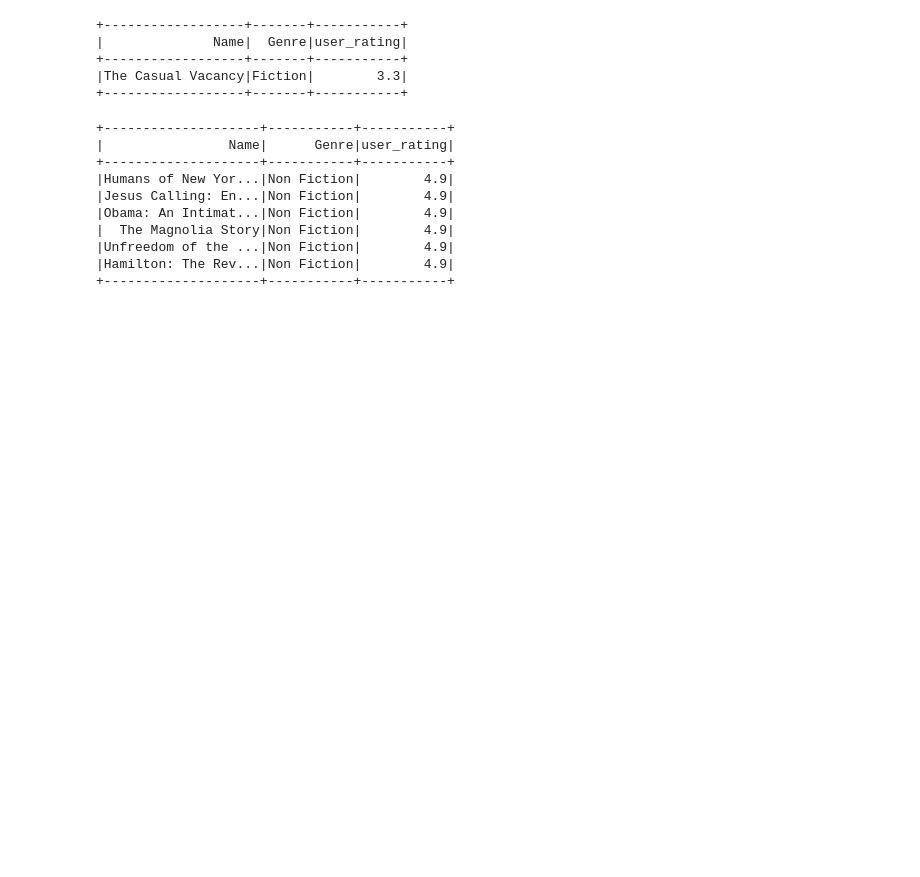
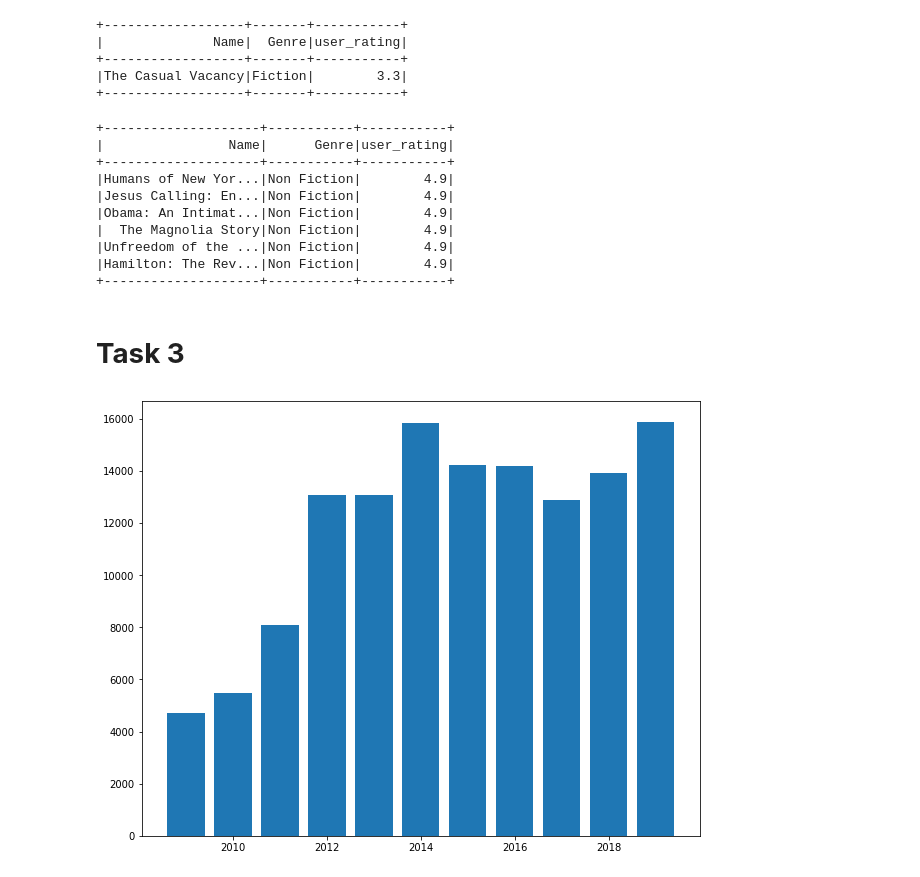
Before and after one commit to HPavlova/data_science-hw-06, a Jupyter notebook: hw6.ipynb, the cells around one changed output. Drawn from its saved outputs; the diff is of its cells as text; code cells hidden in the pictures; blank space fills up the shorter version.

Commit message:
add Task 3

```diff
--- a/hw6.ipynb
+++ b/hw6.ipynb
@@ -177,3 +177,15 @@ spark.sql("SELECT DISTINCT Name, Genre, user_rating FROM bestsellers WHERE Genre
 |Unfreedom of the ...|Non Fiction|        4.9|
 |Hamilton: The Rev...|Non Fiction|        4.9|
 +--------------------+-----------+-----------+
+# %% [markdown]
+# **Task 3**
+# %%
+# Постройте гистограмму среднего количества рецензий по годам. В виде отдельной гистограммы визуализируйте количество книг жанра "Fiction" и "Non Fiction" за весь доступный период.
+
+df_rev_avg = df.groupBy('Year').agg({'Reviews':'avg'}).toPandas()
+
+plt.rcParams['figure.figsize'] = (10, 8)
+plt.bar(df_rev_avg['Year'].astype('int'), df_rev_avg['avg(Reviews)'])
+plt.show()
+# %% [output]
+[figure, added]
```
Also changed, not shown: parts of 1 cell of this notebook.
